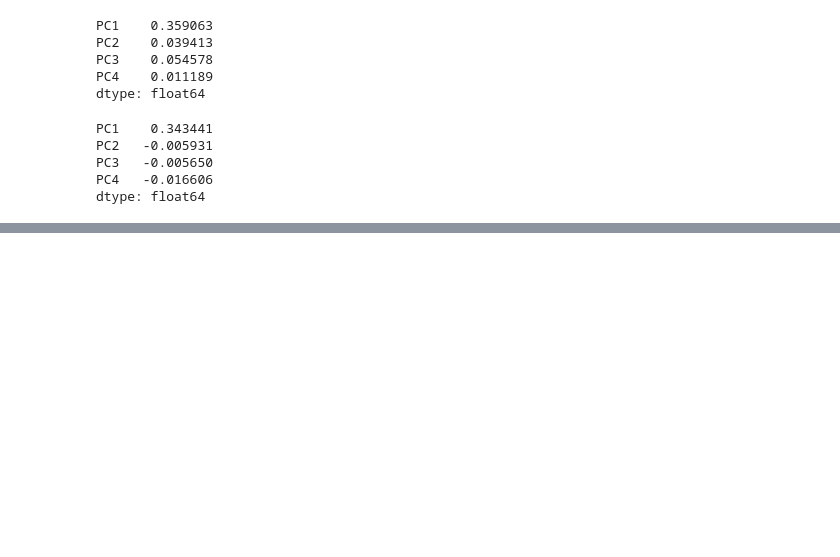
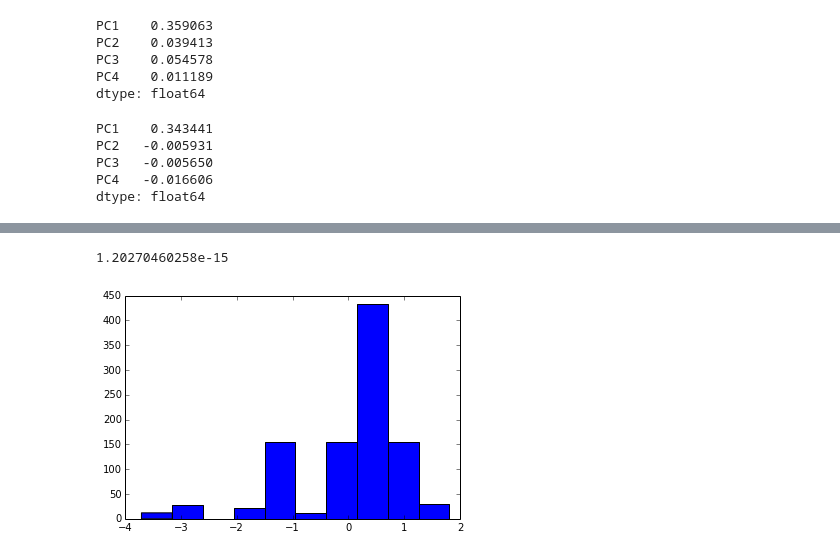
Before and after one commit to matarhaller/ECOGpy, a Jupyter notebook: sandbox.ipynb, the cells around one changed output, grey strips where cells are left out. Saved outputs shown, nothing was run; the diff lists cells and outputs as text; code cells hidden in the pictures; blank space fills up the shorter version.

```diff
--- a/sandbox.ipynb
+++ b/sandbox.ipynb
@@ -167,0 +196,10 @@ for e in elecs:
+# %%
+zcoefs = stats.zscore(coefs, axis = 0)
+plt.hist(zcoefs)
+print np.mean(zcoefs, axis = 0)
+
+#coefs.sort()
+#print(coefs[50], coefs[950])
+# %% [output]
+1.20270460258e-15
+[figure, added]
```
Also changed, not shown: parts of 30 cells of this notebook, 1 other file.
